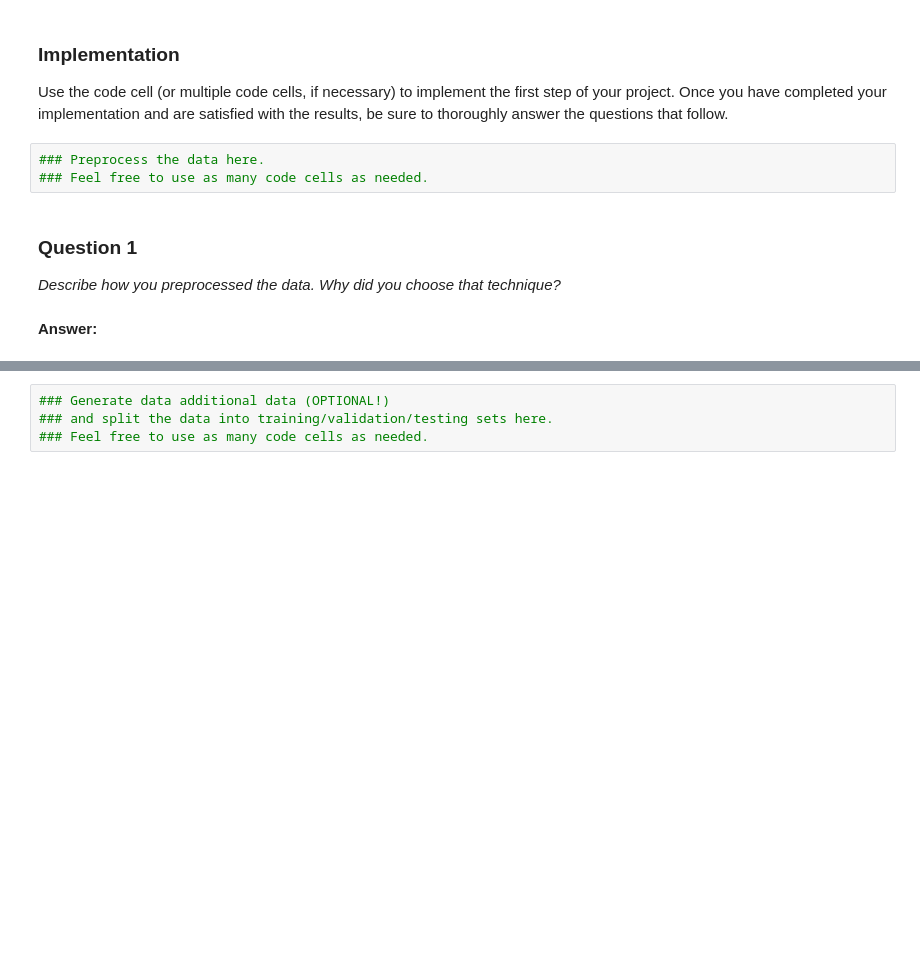
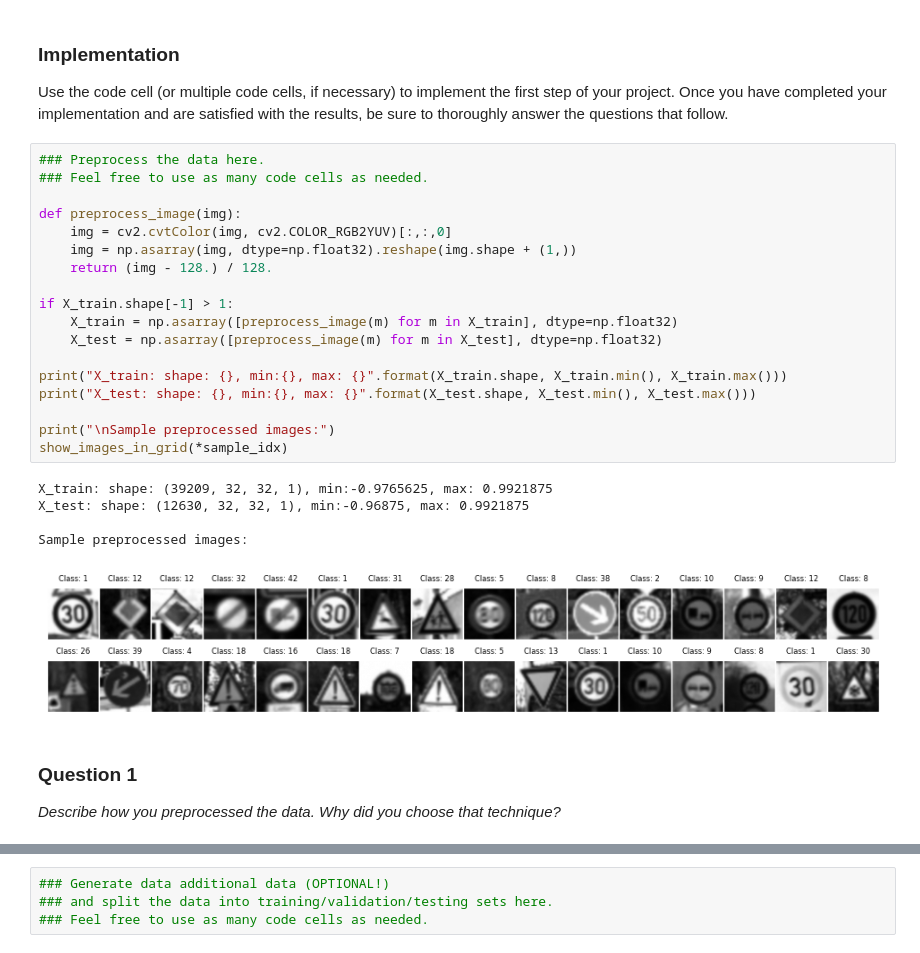
Before and after one commit to elbernante/traffic-sign-classifier, a Jupyter notebook: Traffic_Sign_Classifier.ipynb, the cells around one changed output, grey strips where cells are left out. Cells and saved outputs as stored; diff of their text form; blank space fills up the shorter version.

Commit message:
Add data preprocessing

```diff
--- a/Traffic_Sign_Classifier.ipynb
+++ b/Traffic_Sign_Classifier.ipynb
@@ -147,12 +147,31 @@ Here is an example of a [published baseline model on this problem](http://yann.l
 ### Implementation
 
 Use the code cell (or multiple code cells, if necessary) to implement the first step of your project. Once you have completed your implementation and are satisfied with the results, be sure to thoroughly answer the questions that follow.
-# %%
-### Preprocess the data here.
-### Feel free to use as many code cells as needed.
+# %%
+### Preprocess the data here.
+### Feel free to use as many code cells as needed.
+
+def preprocess_image(img):
+    img = cv2.cvtColor(img, cv2.COLOR_RGB2YUV)[:,:,0]
+    img = np.asarray(img, dtype=np.float32).reshape(img.shape + (1,))
+    return (img - 128.) / 128.
+
+if X_train.shape[-1] > 1:
+    X_train = np.asarray([preprocess_image(m) for m in X_train], dtype=np.float32)
+    X_test = np.asarray([preprocess_image(m) for m in X_test], dtype=np.float32)
+
+print("X_train: shape: {}, min:{}, max: {}".format(X_train.shape, X_train.min(), X_train.max()))
+print("X_test: shape: {}, min:{}, max: {}".format(X_test.shape, X_test.min(), X_test.max()))
+
+print("\nSample preprocessed images:")
+show_images_in_grid(*sample_idx)
+# %% [output]
+X_train: shape: (39209, 32, 32, 1), min:-0.9765625, max: 0.9921875
+X_test: shape: (12630, 32, 32, 1), min:-0.96875, max: 0.9921875
+
+Sample preprocessed images:
+[figure, added]
 # %% [markdown]
 ### Question 1
 
 _Describe how you preprocessed the data. Why did you choose that technique?_
-# %% [markdown]
-**Answer:**
```
Also changed, not shown: parts of 2 cells of this notebook.
